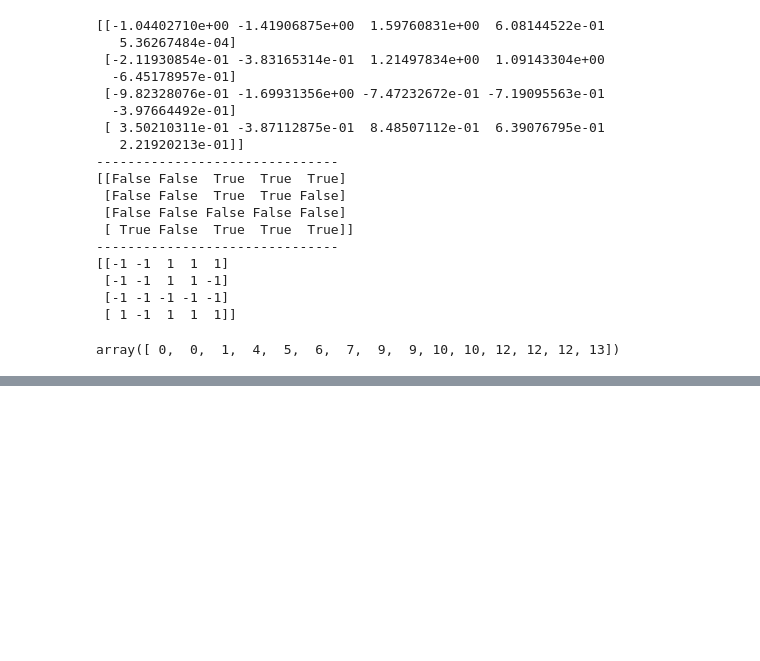
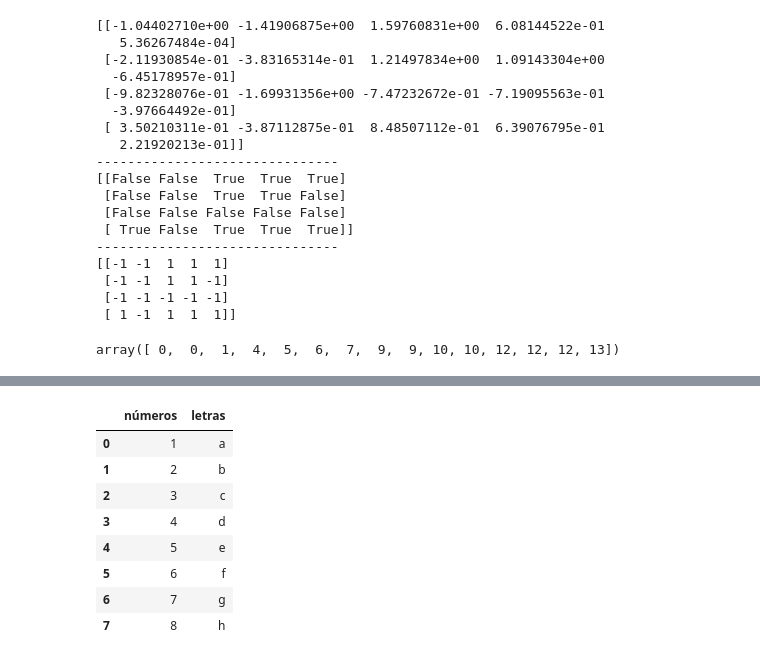
Before and after one commit to weltonlopesdev/Exercicios-resolvidos-em-python, a Jupyter notebook: welton_notebook.ipynb, the cells around one changed output, grey strips where cells are left out. Cells and saved outputs as stored; diff of their text form; code cells hidden in the pictures; blank space fills up the shorter version.

```diff
--- a/welton_notebook.ipynb
+++ b/welton_notebook.ipynb
@@ -746,0 +799,14 @@ array([ 0,  0,  1,  4,  5,  6,  7,  9,  9, 10, 10, 12, 12, 12, 13])
+# %%
+#mostrando a quantidade solicitada
+
+dados.head(8)
+# %% [output]
+|  | números | letras |
+| 0 | 1 | a |
+| 1 | 2 | b |
+| 2 | 3 | c |
+| 3 | 4 | d |
+| 4 | 5 | e |
+| 5 | 6 | f |
+| 6 | 7 | g |
+| 7 | 8 | h |
```
Also changed, not shown: parts of 13 cells of this notebook.
